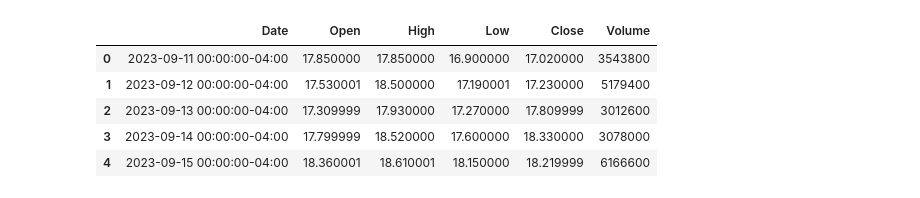
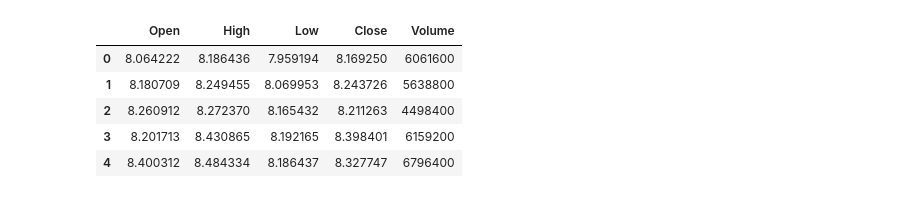
Before and after one commit to tejb96/FFNN-Trades, a Jupyter notebook: GME.ipynb, the cells around one changed output. Cells and saved outputs as stored; diff of their text form; code cells hidden in the pictures.

```diff
--- a/GME.ipynb
+++ b/GME.ipynb
@@ -11,17 +33,17 @@ from ta.volume import OnBalanceVolumeIndicator
 # %%
 # import GME data
 df = yf.Ticker("GME")
-df = GME.history(period="2y")
+df = GME.history(period="10y")
 df.reset_index(inplace=True)
-df.drop(['Dividends', 'Stock Splits'], axis=1, inplace=True)
+df.drop(['Dividends', 'Stock Splits', 'Date'], axis=1, inplace=True)
 df.head()
 # %% [output]
-|  | Date | Open | High | Low | Close | Volume |
-| 0 | 2023-09-11 00:00:00-04:00 | 17.850000 | 17.850000 | 16.900000 | 17.020000 | 3543800 |
-| 1 | 2023-09-12 00:00:00-04:00 | 17.530001 | 18.500000 | 17.190001 | 17.230000 | 5179400 |
-| 2 | 2023-09-13 00:00:00-04:00 | 17.309999 | 17.930000 | 17.270000 | 17.809999 | 3012600 |
-| 3 | 2023-09-14 00:00:00-04:00 | 17.799999 | 18.520000 | 17.600000 | 18.330000 | 3078000 |
-| 4 | 2023-09-15 00:00:00-04:00 | 18.360001 | 18.610001 | 18.150000 | 18.219999 | 6166600 |
+|  | Open | High | Low | Close | Volume |
+| 0 | 8.064222 | 8.186436 | 7.959194 | 8.169250 | 6061600 |
+| 1 | 8.180709 | 8.249455 | 8.069953 | 8.243726 | 5638800 |
+| 2 | 8.260912 | 8.272370 | 8.165432 | 8.211263 | 4498400 |
+| 3 | 8.201713 | 8.430865 | 8.192165 | 8.398401 | 6159200 |
+| 4 | 8.400312 | 8.484334 | 8.186437 | 8.327747 | 6796400 |
 # %%
 # calculate the technical indicators
 df['RSI'] = RSIIndicator(df['Close'], window=14).rsi()
```
Also changed, not shown: parts of 16 cells of this notebook.
